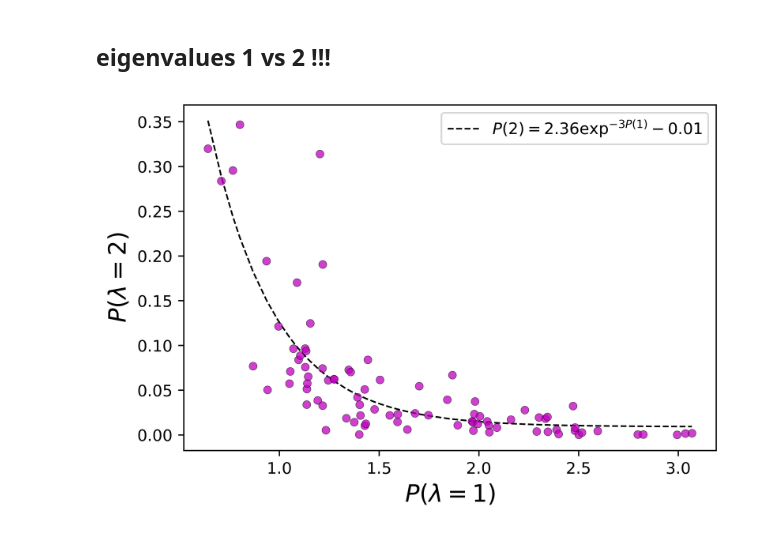
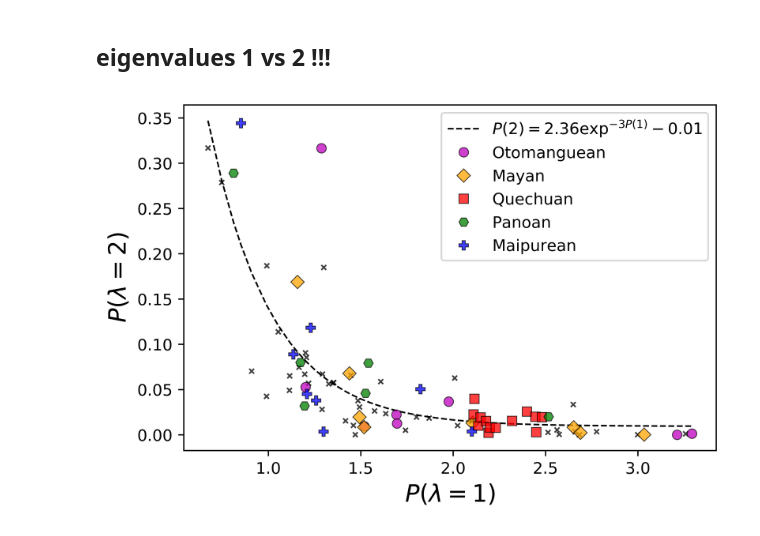
Before and after one commit to javiervz/indigenous-americas, a Jupyter notebook: laplacian.ipynb, the cells around one changed output. Cells and saved outputs as stored; diff of their text form; code cells hidden in the pictures.

```diff
--- a/laplacian.ipynb
+++ b/laplacian.ipynb
@@ -519,10 +526,16 @@ for language in graphs.keys():
     #print(language)
     G=graphs[language]
     spectrum_languages[language]=sorted([np.real(n) for n in spectrum(G)])
+# %%
+energy_languages={}
+
+for language in graphs.keys():
+    #print(language)
+    energy_languages[language]=sum([np.abs(x-1) for x in spectrum_languages[language]])
 # %% [markdown]
 ## spectrum :)
 # %%
-L=[]
+L={}
 fig, ax = plt.subplots(dpi=800)
 
 import matplotlib.colors
@@ -534,14 +547,14 @@ for language in spectrum_languages.keys():
     plt.hist(data, bins='doane', cumulative=False, alpha=0.1,histtype='step',stacked=False,density=True,
         zorder=5, edgecolor='k')
     kde = sm.nonparametric.KDEUnivariate(data)
-    kde.fit(bw=0.07) # Estimate the densities
+    kde.fit(bw=0.065) # Estimate the densities
     X=np.linspace(0, 2, num=1000)
     prediction=[kde.evaluate(x) for x in X]
-    L+=[prediction]
+    L[language]=prediction
 
     ax.plot(X, prediction, '-', lw=1, color=cmap(norm(entropy_languages[language])), alpha=0.75, zorder=10)
 
-L=[[np.mean(x),np.std(x)] for x in list(zip(*L))]
+#L=[[np.mean(x),np.std(x)] for x in list(zip(*L))]
 
 #plt.plot(X, L, '-', lw=2, alpha=1, color='k', zorder=10, label='average language')
 
@@ -566,13 +579,13 @@ plt.show()
 # %% [markdown]
 ## entropy vs eigenvalue 1
 # %%
-one__dict={}
+one_dict={}
 
 for language in spectrum_languages.keys():
     data = np.array(spectrum_languages[language])
     kde = sm.nonparametric.KDEUnivariate(data)
-    kde.fit(bw=0.07) # Estimate the densities
-    one_two_dict[language]=[kde.evaluate(1)[0],entropy_languages[language]]
+    kde.fit(bw=0.065) # Estimate the densities
+    one_dict[language]=[kde.evaluate(1)[0],entropy_languages[language]]
 # %% [markdown]
 ## eigenvalues 1 vs 2 !!!
 # %%
@@ -581,7 +594,7 @@ one_two_dict={}
 for language in spectrum_languages.keys():
     data = np.array(spectrum_languages[language])
     kde = sm.nonparametric.KDEUnivariate(data)
-    kde.fit(bw=0.07) # Estimate the densities
+    kde.fit(bw=0.065) # Estimate the densities
     one_two_dict[language]=[kde.evaluate(1)[0],kde.evaluate(2)[0]]
 # %%
 data=list(one_two_dict.values())
@@ -601,35 +614,51 @@ y = np.array([x[1] for x in data])
 
 #model = LinearRegression()
 #model.fit(x_random, y_random)
 #r_sq = model.score(x_random, y_random)
 #print(r_sq)
 #y_pred = model.predict(x_random)
 
 #ax.plot(x_random,y_pred,color='k',linewidth=0.75,alpha=0.75,fillstyle='full',clip_on=True)
 
 ################
 def exponenial_func(x, a, b, c):
     return a*np.exp(-b*x)+c
 
 popt, pcov = curve_fit(exponenial_func, x, y, p0=(1, 2, 1))
 
 y_pred = exponenial_func(x, *popt)
 ax.plot(x,y_pred,'k',linestyle='--',linewidth=1, label=r'$P(2)=2.36\exp^{-3P(1)}-0.01$')
 ################
 
-ax.plot(list(zip(*data))[0],list(zip(*data))[1],'o',color='m',markersize=5,markeredgewidth=0.25,markeredgecolor='k',alpha=0.75,fillstyle='full',clip_on=True)
+for i in range(len(x)):
+
+    language=list(one_two_dict.keys())[i]
+
+    if families_languages[language] not in ['quechuan','mayan','otomanguean','panoan','maipurean']:#,'jivaroan','algic','zaparoan']:
+
+        ax.plot(list(zip(*data))[0][i],list(zip(*data))[1][i],marker='x',color='k',markersize=3,markeredgecolor='k',markeredgewidth=1,alpha=0.75,fillstyle='full',clip_on=True)
+
+#ax.plot(list(zip(*data))[0],list(zip(*data))[1],'o',color='m',markersize=5,markeredgewidth=0.25,markeredgecolor='k',alpha=0.75,fillstyle='full',clip_on=True)
+ax.plot([list(zip(*data))[0][i] for i in [list(vectors.keys()).index(language) for language in vectors.keys() if families_languages[language]=='otomanguean']],[list(zip(*data))[1][i] for i in [list(vectors.keys()).index(language) for language in vectors.keys() if families_languages[language]=='otomanguean']],'o',color='m',markersize=6,markeredgewidth=0.5,markeredgecolor='k',alpha=0.75,fillstyle='full',clip_on=True,label='Otomanguean')
+ax.plot([list(zip(*data))[0][i] for i in [list(vectors.keys()).index(language) for language in vectors.keys() if families_languages[language]=='mayan']],[list(zip(*data))[1][i] for i in [list(vectors.keys()).index(language) for language in vectors.keys() if families_languages[language]=='mayan']],'D',color='orange',markersize=6,markeredgewidth=0.5,markeredgecolor='k',alpha=0.75,fillstyle='full',clip_on=True,label='Mayan')
+ax.plot([list(zip(*data))[0][i] for i in [list(vectors.keys()).index(language) for language in vectors.keys() if families_languages[language]=='quechuan']],[list(zip(*data))[1][i] for i in [list(vectors.keys()).index(language) for language in vectors.keys() if families_languages[language]=='quechuan']],'s',color='r',markersize=6,markeredgewidth=0.5,markeredgecolor='k',alpha=0.75,fillstyle='full',clip_on=True,label='Quechuan')
+ax.plot([list(zip(*data))[0][i] for i in [list(vectors.keys()).index(language) for language in vectors.keys() if families_languages[language]=='panoan']],[list(zip(*data))[1][i] for i in [list(vectors.keys()).index(language) for language in vectors.keys() if families_languages[language]=='panoan']],'H',color='green',markersize=6,markeredgewidth=0.5,markeredgecolor='k',alpha=0.75,fillstyle='full',clip_on=True,label='Panoan')
+ax.plot([list(zip(*data))[0][i] for i in [list(vectors.keys()).index(language) for language in vectors.keys() if families_languages[language]=='maipurean']],[list(zip(*data))[1][i] for i in [list(vectors.keys()).index(language) for language in vectors.keys() if families_languages[language]=='maipurean']],'P',color='b',markersize=6,markeredgewidth=0.5,markeredgecolor='k',alpha=0.75,fillstyle='full',clip_on=True,label='Maipurean')
+#ax.plot([list(zip(*data))[0][i] for i in [list(vectors.keys()).index(language) for language in vectors.keys() if families_languages[language]=='jivaroan']],[list(zip(*data))[1][i] for i in [list(vectors.keys()).index(language) for language in vectors.keys() if families_languages[language]=='jivaroan']],'X',color='yellow',markersize=6,markeredgewidth=0.5,markeredgecolor='k',alpha=0.75,fillstyle='full',clip_on=True,label='Jivaroan')
+#ax.plot([list(zip(*data))[0][i] for i in [list(vectors.keys()).index(language) for language in vectors.keys() if families_languages[language]=='algic']],[list(zip(*data))[1][i] for i in [list(vectors.keys()).index(language) for language in vectors.keys() if families_languages[language]=='algic']],'*',color='cyan',markersize=6,markeredgewidth=0.5,markeredgecolor='k',alpha=0.75,fillstyle='full',clip_on=True,label='Algic')
+#ax.plot([list(zip(*data))[0][i] for i in [list(vectors.keys()).index(language) for language in vectors.keys() if families_languages[language]=='zaparoan']],[list(zip(*data))[1][i] for i in [list(vectors.keys()).index(language) for language in vectors.keys() if families_languages[language]=='zaparoan']],'v',color='lime',markersize=6,markeredgewidth=0.5,markeredgecolor='k',alpha=0.75,fillstyle='full',clip_on=True,label='Zaparoan')
 
 plt.grid(False)
 plt.legend(loc='best')
 #plt.xlim([-4.25,7.25])
 #plt.ylim([-1.75,2.25])
 plt.xlabel(r'$P(\lambda=1)$',fontsize=15)
 plt.ylabel(r'$P(\lambda=2)$',fontsize=15)
 plt.rcParams.update({'font.size': 10})
 plt.savefig('onevstwo.jpg', format='jpg', transparent=True, bbox_inches='tight',dpi=800)
 plt.show()
 # %% [output]
-[figure, old version]
+[figure, new version]
 # %%
 popt
 # %% [output]
```
Also changed, not shown: parts of 19 cells of this notebook, 4 other files.
